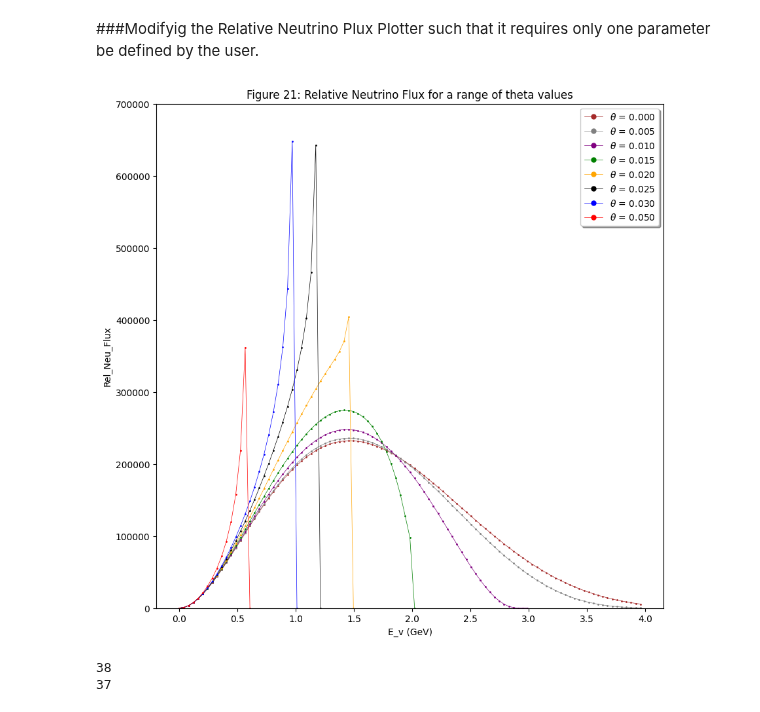
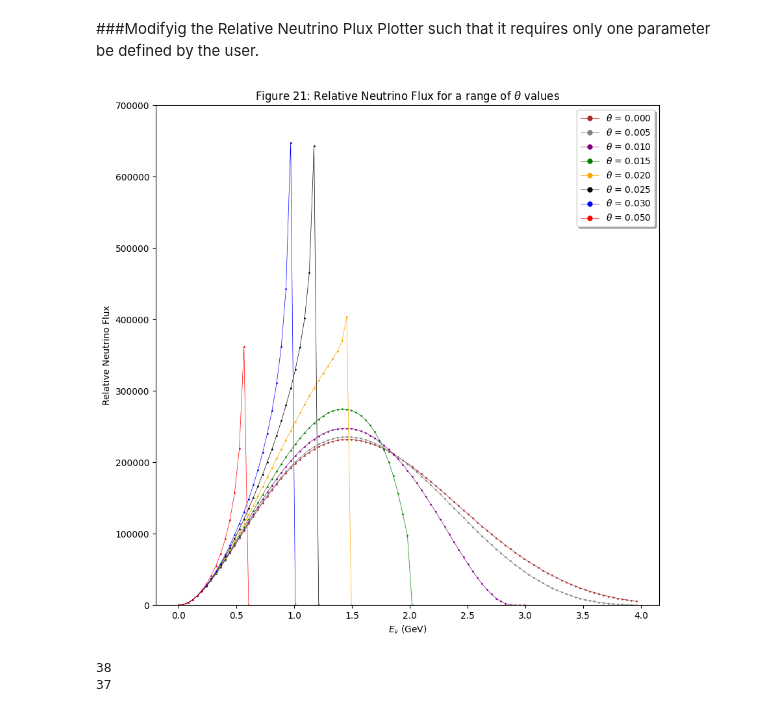
Before and after one commit to MrD0balina/Fourth-Year-Project---Neutrino-Oscillations, a Jupyter notebook: Defining_The_Plotting_Functions_Monday_Week_1.ipynb, the cells around one changed output. Drawn from its saved outputs; the diff is of its cells as text; code cells hidden in the pictures.

```diff
--- a/Defining_The_Plotting_Functions_Monday_Week_1.ipynb
+++ b/Defining_The_Plotting_Functions_Monday_Week_1.ipynb
@@ -834,37 +834,37 @@ plt.plot( x_1 , y_1 , "-o" , color = "brown", linewidth = 0.5 , markersize = 1,
 x_1 , y_1 = Relative_Neutrino_Flux_Plotter_SECOND_TRY( 0.005 )
 plt.plot( x_1 , y_1 , "-o" , color = "gray", linewidth = 0.5 , markersize = 1, label = r'$\theta$ = 0.005' )
 
 x_1 , y_1 = Relative_Neutrino_Flux_Plotter_SECOND_TRY( 0.010 )
 plt.plot( x_1 , y_1 , "-o" , color = "purple", linewidth = 0.5 , markersize = 1, label = r'$\theta$ = 0.010' )
 
 x_1 , y_1 = Relative_Neutrino_Flux_Plotter_SECOND_TRY( 0.015 )
 plt.plot( x_1 , y_1 , "-o" , color = "green", linewidth = 0.5 , markersize = 1, label = r'$\theta$ = 0.015' )
 
 x_1 , y_1 = Relative_Neutrino_Flux_Plotter_SECOND_TRY( 0.020 )
 plt.plot( x_1 , y_1 , "-o" , color = "orange", linewidth = 0.5 , markersize = 1, label = r'$\theta$ = 0.020' )
 
 x_1 , y_1 = Relative_Neutrino_Flux_Plotter_SECOND_TRY( 0.025 )
 plt.plot( x_1 , y_1 , "-o" , color = "black", linewidth = 0.5 , markersize = 1, label = r'$\theta$ = 0.025' )
 
 x_1 , y_1 = Relative_Neutrino_Flux_Plotter_SECOND_TRY( 0.030 )
 plt.plot( x_1 , y_1 , "-o" , color = "blue", linewidth = 0.5 , markersize = 1, label = r'$\theta$ = 0.030' )
 
 x_1 , y_1 = Relative_Neutrino_Flux_Plotter_SECOND_TRY( 0.050 )
 plt.plot( x_1 , y_1 , "-o" , color = "red", linewidth = 0.5 , markersize = 1, label = r'$\theta$ = 0.050' )
 
-plt.title("Figure 21: Relative Neutrino Flux for a range of theta values")
+plt.title(r"Figure 21: Relative Neutrino Flux for a range of $\theta$ values")
 
 plt.legend(scatterpoints = 1 , markerscale = 5 , shadow = True , fancybox = True)
 
-plt.xlabel("E_v (GeV)")
-plt.ylabel("Rel_Neu_Flux")
+plt.xlabel(r"$E_{\nu}$ (GeV)")
+plt.ylabel("Relative Neutrino Flux")
 
 # plt.xlim(0, 4)
 plt.ylim(0, 7e5)
 
 plt.show()
 # %% [output]
-[figure, old version]
+[figure, new version]
 # %%
 for i in range(1, 40):
     neighbouring_element_difference = (y_1[i] - y_1[i-1])
```
